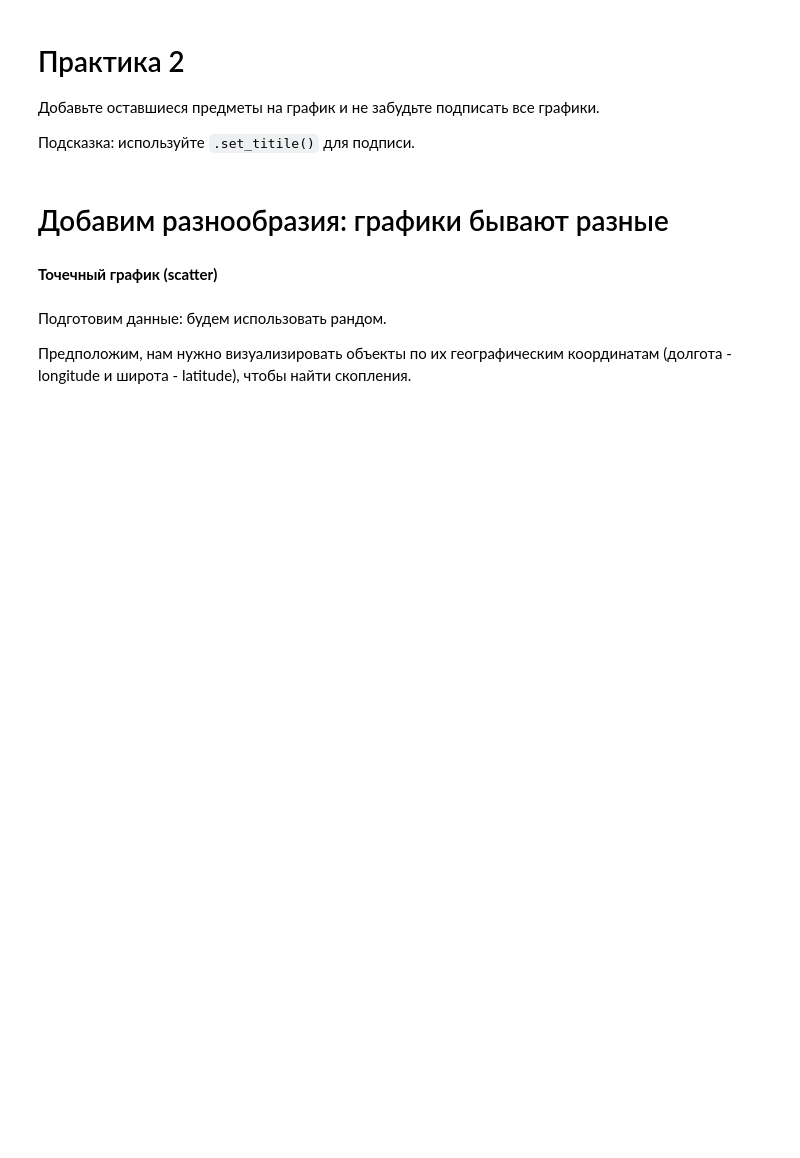
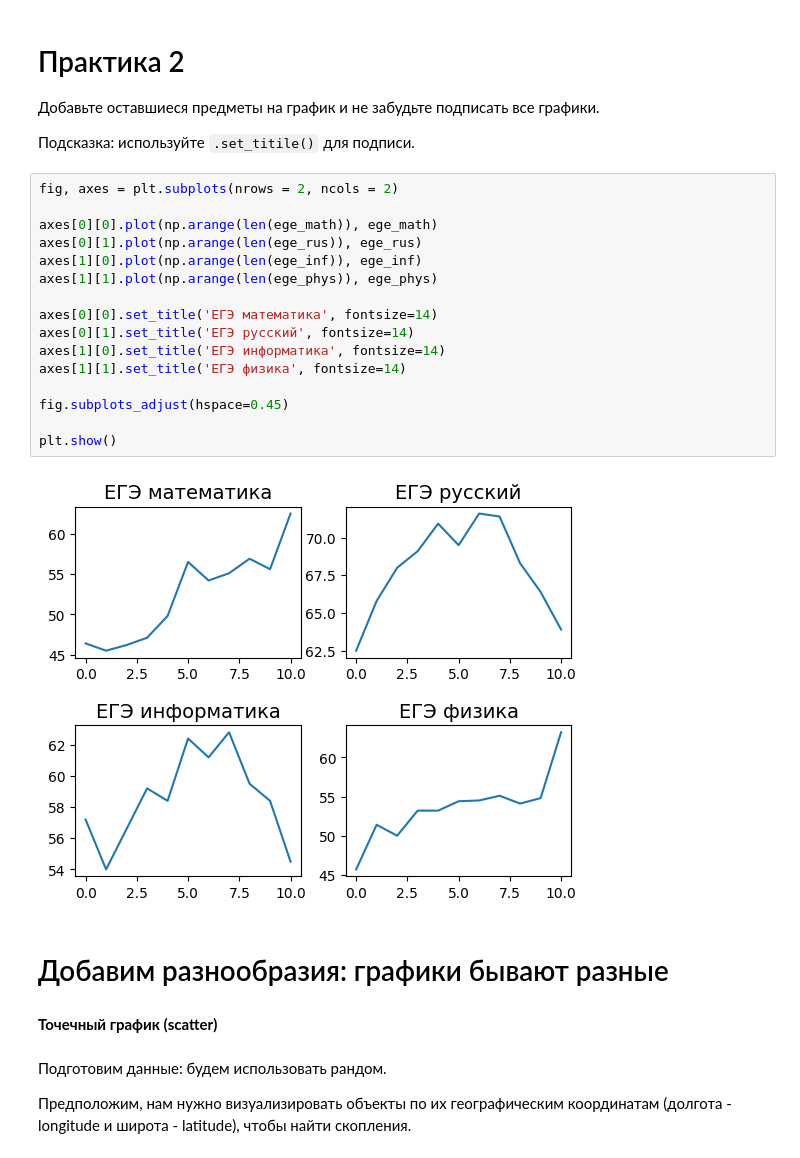
Before and after one commit to potopinc/colab, a Jupyter notebook: ML_4.ipynb, the cells around one changed output. Cells and saved outputs as stored; diff of their text form; blank space fills up the shorter version.

```diff
--- a/ML_4.ipynb
+++ b/ML_4.ipynb
@@ -213,6 +231,24 @@ ege_phys = [45.7, 51.4, 50.0, 53.2, 53.2, 54.4, 54.5, 55.1, 54.1, 54.8, 63.2]
 Добавьте оставшиеся предметы на график и не забудьте подписать все графики.
 
 Подсказка: используйте `.set_titile()` для подписи.
+# %%
+fig, axes = plt.subplots(nrows = 2, ncols = 2)
+
+axes[0][0].plot(np.arange(len(ege_math)), ege_math)
+axes[0][1].plot(np.arange(len(ege_rus)), ege_rus)
+axes[1][0].plot(np.arange(len(ege_inf)), ege_inf)
+axes[1][1].plot(np.arange(len(ege_phys)), ege_phys)
+
+axes[0][0].set_title('ЕГЭ математика', fontsize=14)
+axes[0][1].set_title('ЕГЭ русский', fontsize=14)
+axes[1][0].set_title('ЕГЭ информатика', fontsize=14)
+axes[1][1].set_title('ЕГЭ физика', fontsize=14)
+
+fig.subplots_adjust(hspace=0.45)
+
+plt.show()
+# %% [output]
+[figure, added]
 # %% [markdown]
 # Добавим разнообразия: графики бывают разные
 # %% [markdown]
```
Also changed, not shown: parts of 14 cells of this notebook.
